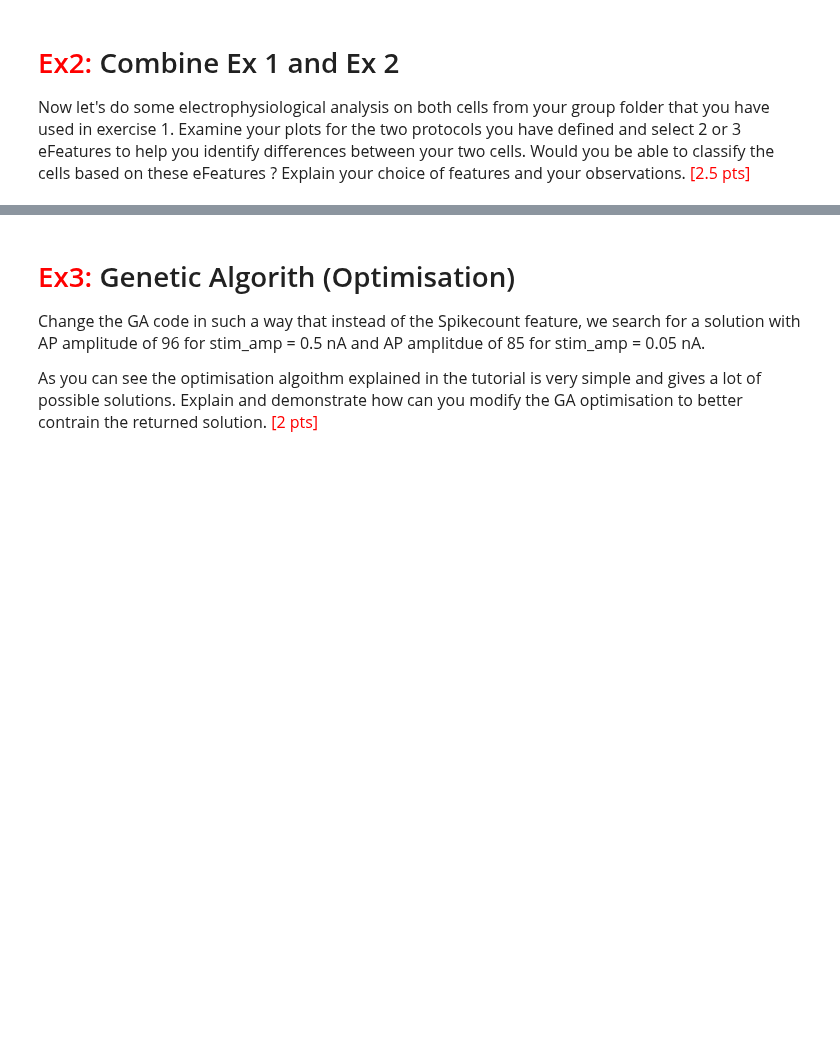
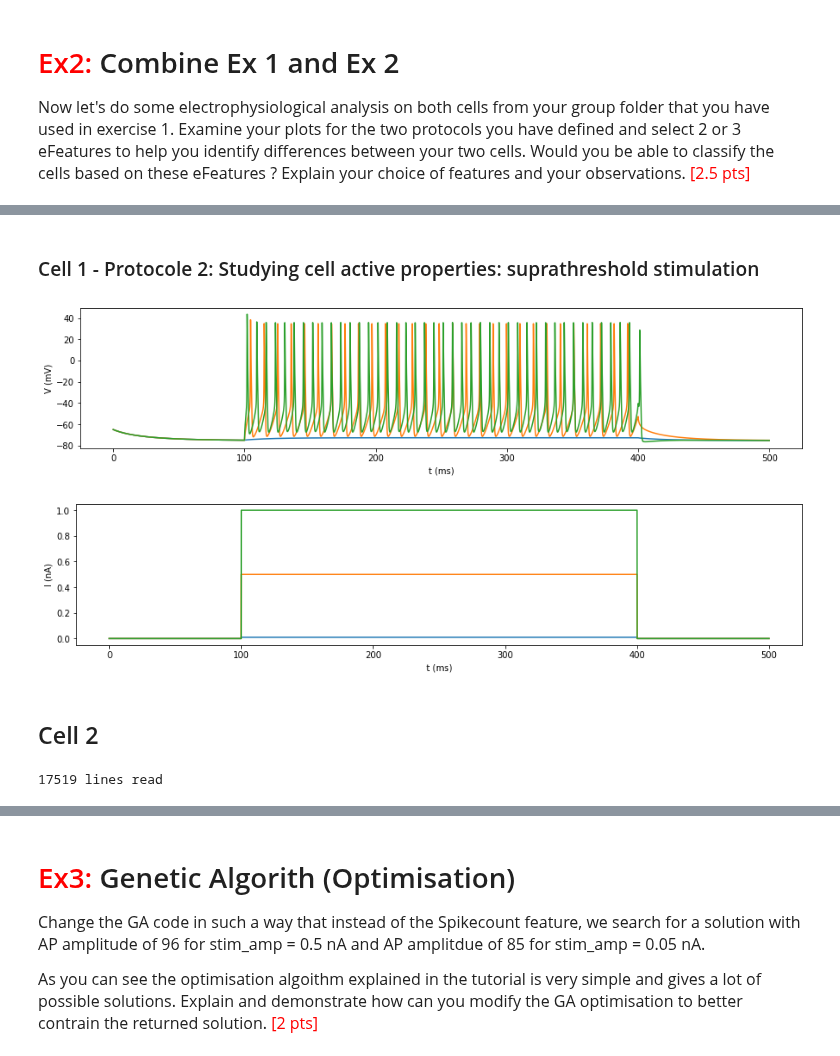
Before and after one commit to AlbrechtAlice/In-Silico-Neuroscience, a Jupyter notebook: Week5_HomeWork.ipynb, the cells around one changed output, grey strips where cells are left out. Cells and saved outputs as stored; diff of their text form; code cells hidden in the pictures; blank space fills up the shorter version.

```diff
--- a/Week5_HomeWork.ipynb
+++ b/Week5_HomeWork.ipynb
@@ -100,0 +306,43 @@ IPython.display.HTML(json2html.convert(json=feature_values))
+# %% [markdown]
+### Cell 1 - Protocole 2: Studying cell active properties: suprathreshold stimulation
+# %%
+# Inject current steps into the soma
+stim_ampl = [0.01, 0.5, 1.0]
+
+# Define plots
+fig1, ax1 = plt.subplots(figsize=(15,3))
+ax1.set(xlabel = 't (ms)', ylabel = 'V (mV)')
+
+fig2, ax2 = plt.subplots(figsize=(15,3))
+ax2.set(xlabel = 't (ms)', ylabel = 'I (nA)')
+
+# Stimulation
+for sa in stim_ampl:
+    # Place a stimulation electrode in the middle of the soma
+    stim = h.IClamp(Cell1.somatic[0](0.5))
+    stim.delay = 100   # stim delay (ms)
+    stim.dur = 300     # stim duration (ms)
+    stim.amp = sa    # stim amplitude (nA)
+    # Initialize NEURON vectors to record time, voltage and current
+    # time vector
+    rec_t = h.Vector()
+    rec_t.record(h._ref_t)
+    # membrame potential vector
+    rec_v_soma = h.Vector()
+    rec_v_soma.record(Cell1.somatic[0](0.5)._ref_v)
+    # current
+    rec_i = h.Vector()
+    rec_i.record(stim._ref_i)
+
+    # Initialize and run a simulation
+    h.load_file('stdrun.hoc')
+    h.finitialize(-65)
+    h.continuerun(500)
+
+    ax1.plot(rec_t, rec_v_soma)
+    ax2.plot(rec_t, rec_i)
+# %% [output]
+[figure, added]
+[figure, added]
+# %% [markdown]
+## Cell 2
@@ -100,0 +440,5 @@ IPython.display.HTML(json2html.convert(json=feature_values))
+# %%
+# Instantiate the cell
+Cell2 = NEURON_2()
+# %% [output]
+17519 lines read
```
Also changed, not shown: parts of 25 cells of this notebook.
